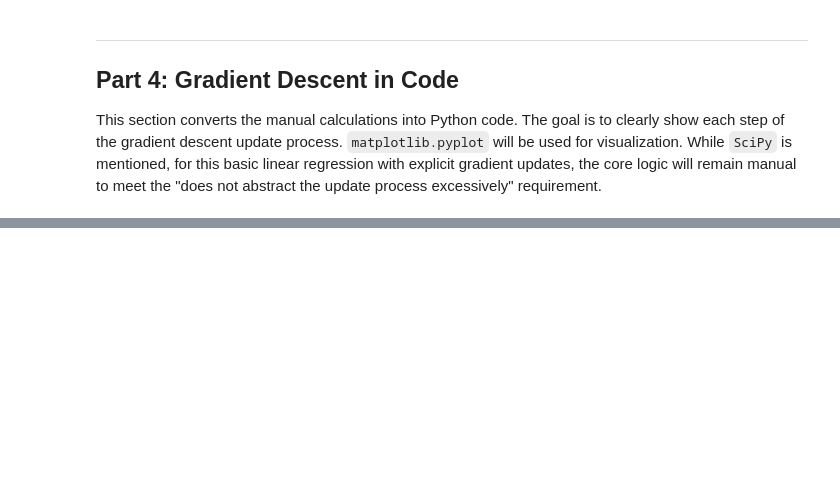
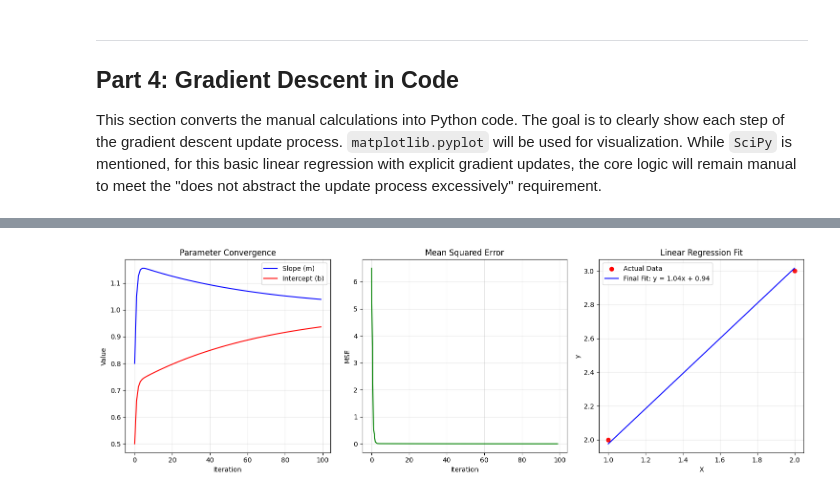
Before and after one commit to oreste-abizera/Formative3_Probability_GD, a Jupyter notebook: Formative3_Group4_Analysis.ipynb, the cells around one changed output, grey strips where cells are left out. Cells and saved outputs as stored; diff of their text form; code cells hidden in the pictures; blank space fills up the shorter version.

Commit message:
add section for gradient descent manual calculations converted into code

```diff
--- a/Formative3_Group4_Analysis.ipynb
+++ b/Formative3_Group4_Analysis.ipynb
@@ -234,4 +234,79 @@ $b_{new} = b_{old} - \alpha \frac{\partial J}{\partial b}$
 
 This section converts the manual calculations into Python code. The goal is to clearly show each step of the gradient descent update process. `matplotlib.pyplot` will be used for visualization. While `SciPy` is mentioned, for this basic linear regression with explicit gradient updates, the core logic will remain manual to meet the "does not abstract the update process excessively" requirement.
 # %%
-# --- Codes go here --- Member 4
+import numpy as np
+
+# Data
+X = np.array([1, 2])
+y = np.array([2, 3])
+
+# Initialize parameters
+m, b = 0, 0
+learning_rate = 0.1
+n = len(X)
+iterations = 100
+
+# Track progress
+history = {'m': [], 'b': [], 'error': []}
+
+# Gradient Descent
+for i in range(iterations):
+    # Predictions
+    y_pred = m * X + b
+
+    # Compute error (MSE)
+    error = np.mean((y_pred - y) ** 2)
+    history['error'].append(error)
+
+    # Gradients
+    dm = (2/n) * np.sum(X * (y_pred - y))
+    db = (2/n) * np.sum(y_pred - y)
+
+    # Update parameters
+    m -= learning_rate * dm
+    b -= learning_rate * db
+
+    # Store history
+    history['m'].append(m)
+    history['b'].append(b)
+
+# Results
+print(f"Final parameters after {iterations} iterations:")
+print(f"Slope (m): {m:.4f}")
+print(f"Intercept (b): {b:.4f}")
+print(f"Final MSE: {history['error'][-1]:.6f}")
+
+# Plotting
+plt.figure(figsize=(15, 5))
+
+# Parameter convergence
+plt.subplot(1, 3, 1)
+plt.plot(history['m'], 'b-', label='Slope (m)')
+plt.plot(history['b'], 'r-', label='Intercept (b)')
+plt.title('Parameter Convergence')
+plt.xlabel('Iteration')
+plt.ylabel('Value')
+plt.legend()
+plt.grid(alpha=0.3)
+
+# Error convergence
+plt.subplot(1, 3, 2)
+plt.plot(history['error'], 'g-')
+plt.title('Mean Squared Error')
+plt.xlabel('Iteration')
+plt.ylabel('MSE')
+plt.grid(alpha=0.3)
+
+# Final fit
+plt.subplot(1, 3, 3)
+plt.scatter(X, y, color='red', label='Actual Data')
+plt.plot(X, m*X + b, 'b-', label=f'Final Fit: y = {m:.2f}x + {b:.2f}')
+plt.title('Linear Regression Fit')
+plt.xlabel('X')
+plt.ylabel('y')
+plt.legend()
+plt.grid(alpha=0.3)
+
+plt.tight_layout()
+plt.show()
+# %% [output]
@@ -237,0 +317 @@ This section converts the manual calculations into Python code. The goal is to c
+[figure, added]
```
Also changed, not shown: parts of 1 cell of this notebook.
